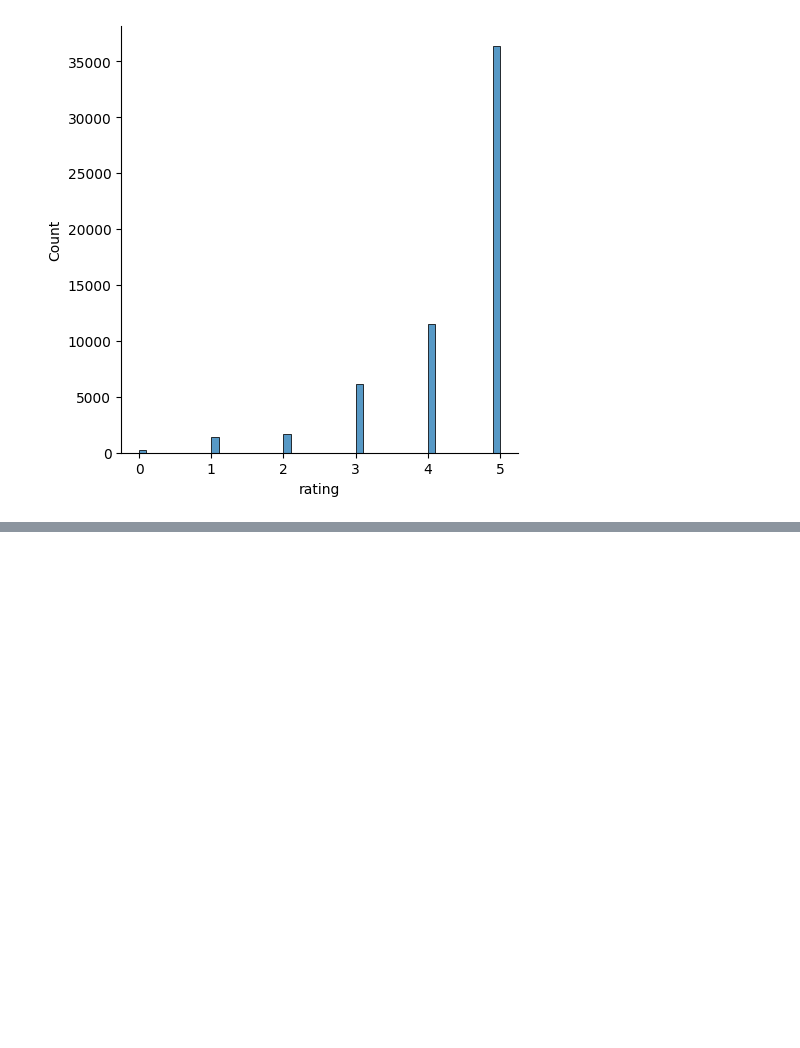
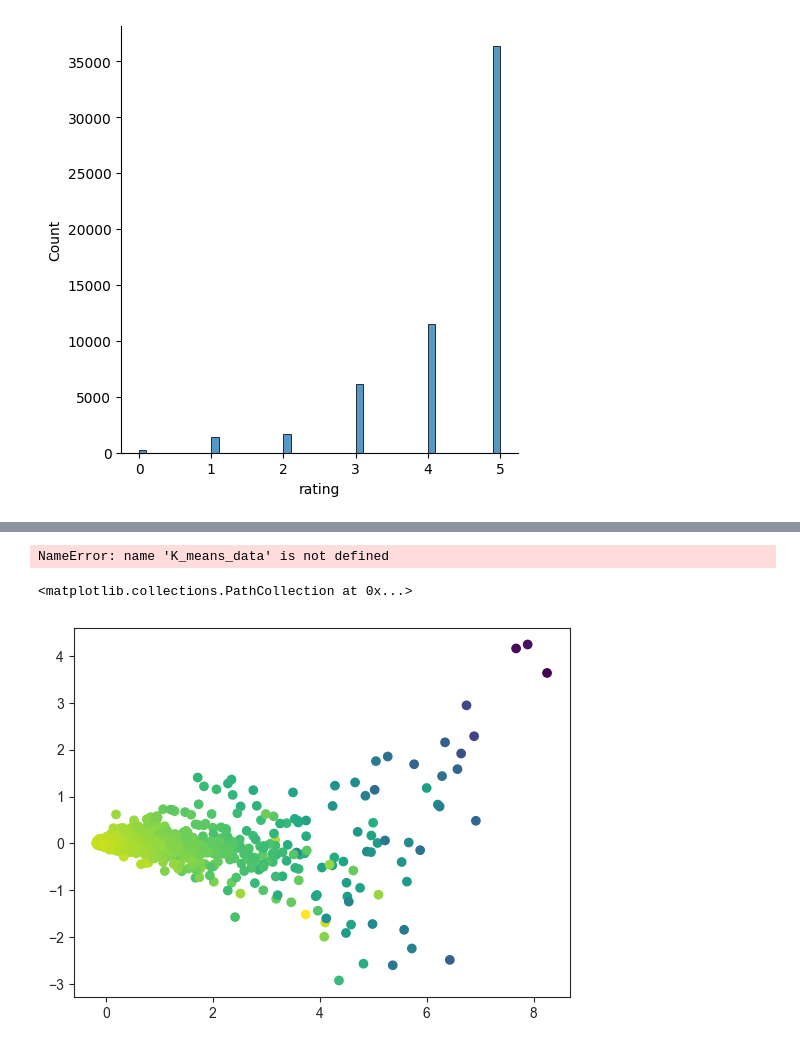
Before and after one commit to PointTensor/london-hygiene-rating, a Jupyter notebook: main.ipynb, the cells around one changed output, grey strips where cells are left out. Saved outputs shown, nothing was run; the diff lists cells and outputs as text; code cells hidden in the pictures; blank space fills up the shorter version.

Commit message:
clustering practice

```diff
--- a/main.ipynb
+++ b/main.ipynb
@@ -156,0 +191,43 @@ sn.displot(data=df, x='rating', binwidth=0.1)
+# %%
+
+from gensim.models import Word2Vec
+model = Word2Vec(corpus, vector_size=100, min_count=1)
+# %%
+
+from sklearn.decomposition import PCA
+
+# fit a 2d PCA model to the vectors
+vectors = model.wv.vectors
+words = list(model.wv.vectors)
+pca = PCA(n_components=2)
+PCA_result = pca.fit_transform(vectors)
+
+# prepare a dataframe
+words = pd.DataFrame(words)
+PCA_result = pd.DataFrame(PCA_result)
+PCA_result['x_values'] =PCA_result.iloc[0:, 0]
+PCA_result['y_values'] =PCA_result.iloc[0:, 1]
+PCA_final = pd.merge(words, PCA_result, left_index=True, right_index=True)
+PCA_final['word'] =PCA_final.iloc[0:, 0]
+PCA_data_complet =PCA_final[['word','x_values','y_values']]
+# %%
+
+import seaborn as sns
+from matplotlib import pyplot as plt
+
+sns.set_style('ticks')
+fig = sns.lmplot(x='x_values', y='y_values',
+           data = K_means_data,
+           fit_reg=False,
+           legend=True,
+           hue='Cluster')
+fig = plt.gcf()
+fig.set_size_inches(8, 6)
+plt.show()
+# %% [output]
+NameError: name 'K_means_data' is not defined
+# %%
+plt.scatter(x=PCA_data_complet['x_values'], y=PCA_data_complet['y_values'],c=PCA_data_complet['word'], cmap='viridis')
+# %% [output]
+<matplotlib.collections.PathCollection at 0x...>
+[figure, added]
```
Also changed, not shown: parts of 5 cells of this notebook, 1 other file.
